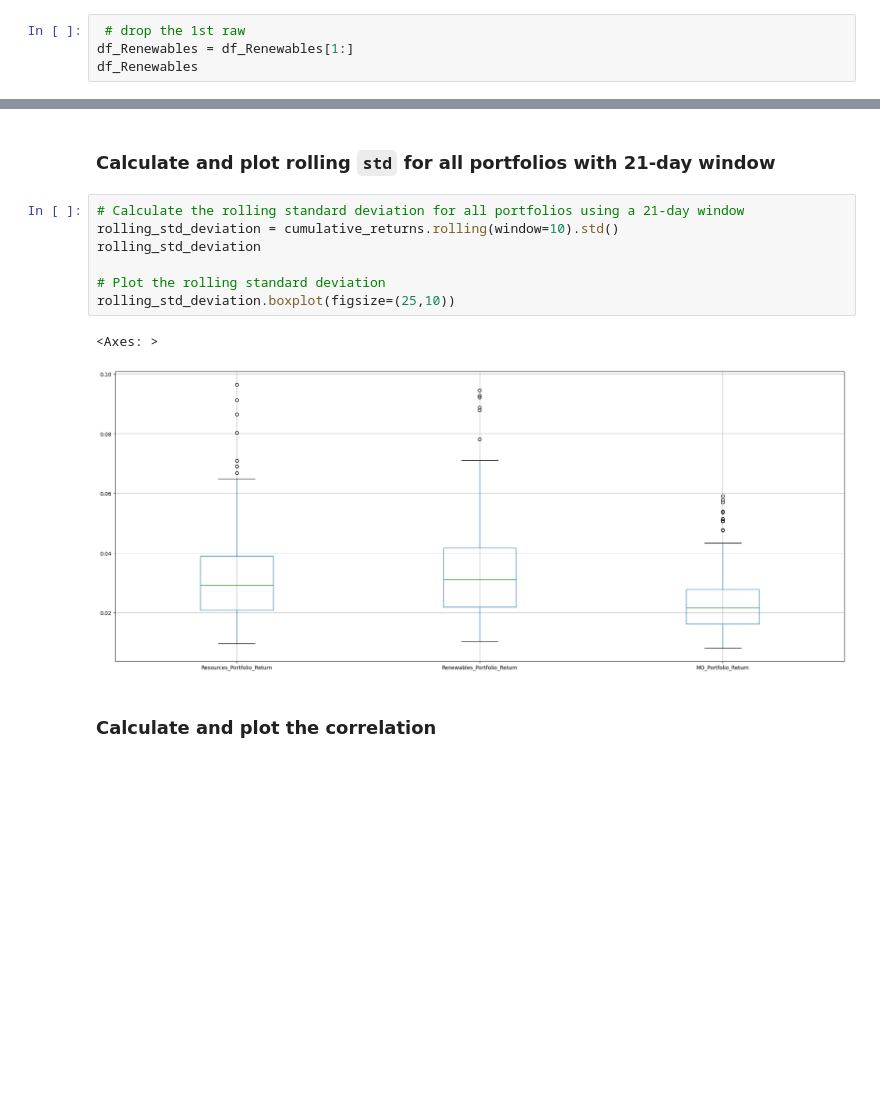
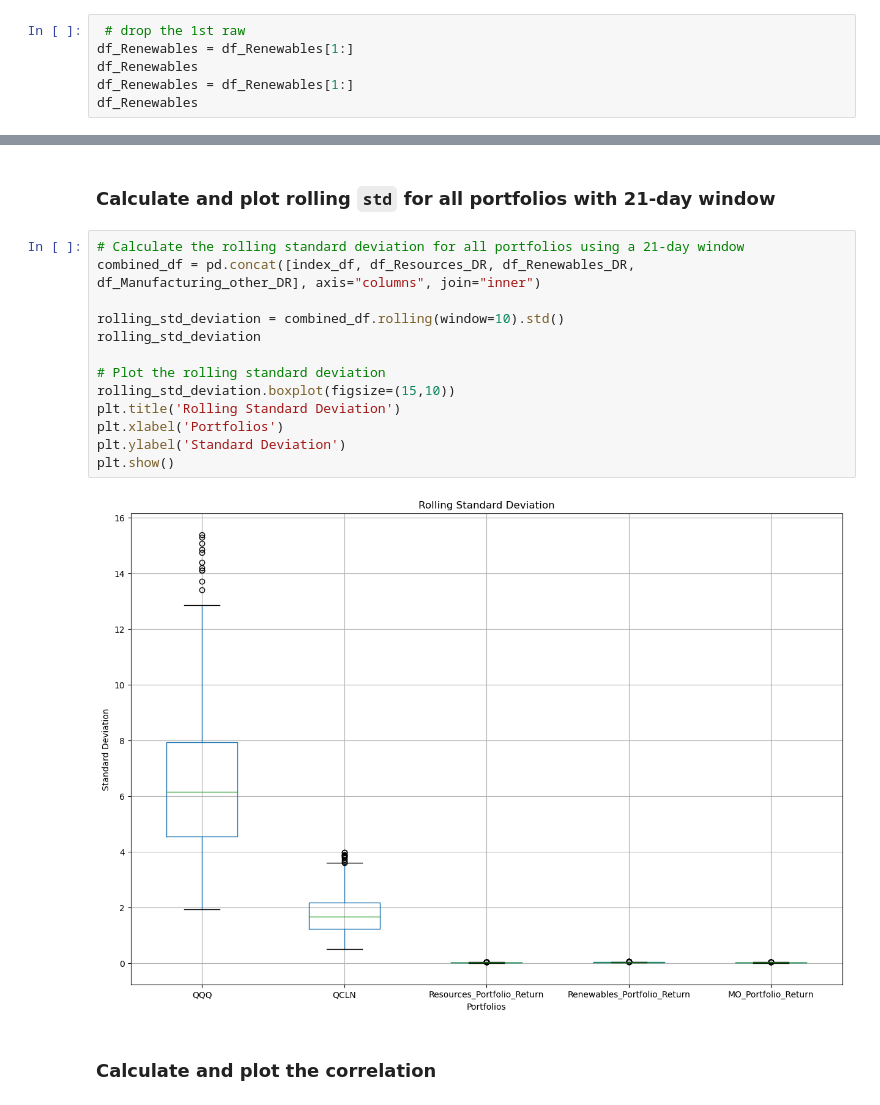
Before and after one commit to ahcano/project1_group4, a Jupyter notebook: green_analysis.ipynb, the cells around one changed output, grey strips where cells are left out. Saved outputs shown, nothing was run; the diff lists cells and outputs as text; blank space fills up the shorter version.

```diff
--- a/green_analysis.ipynb
+++ b/green_analysis.ipynb
@@ -124,5 +122,7 @@ df_Renewables.head(10)
  # drop the 1st raw
 df_Renewables = df_Renewables[1:]
 df_Renewables
+df_Renewables = df_Renewables[1:]
+df_Renewables
 # %% [output]
 |  | FSLR | ENPH | SEDG | BEP | ARRY | ORA | PLUG | SHLS | ITRI | RUN | ... | ... |
@@ -394,14 +420,19 @@ Risk changes over time. Analyze the rolling statistics for Risk and Beta.
 ### Calculate and plot rolling `std` for all portfolios with 21-day window
 # %%
 # Calculate the rolling standard deviation for all portfolios using a 21-day window
-rolling_std_deviation = cumulative_returns.rolling(window=10).std()
+combined_df = pd.concat([index_df, df_Resources_DR, df_Renewables_DR, df_Manufacturing_other_DR], axis="columns", join="inner")
+
+rolling_std_deviation = combined_df.rolling(window=10).std()
 rolling_std_deviation
 
 # Plot the rolling standard deviation
-rolling_std_deviation.boxplot(figsize=(25,10))
+rolling_std_deviation.boxplot(figsize=(15,10))
+plt.title('Rolling Standard Deviation')
+plt.xlabel('Portfolios')
+plt.ylabel('Standard Deviation')
+plt.show()
 # %% [output]
-<Axes: >
-[figure, old version]
+[figure, new version]
 # %% [markdown]
 ### Calculate and plot the correlation
 # %%
```
Also changed, not shown: parts of 19 cells of this notebook.
